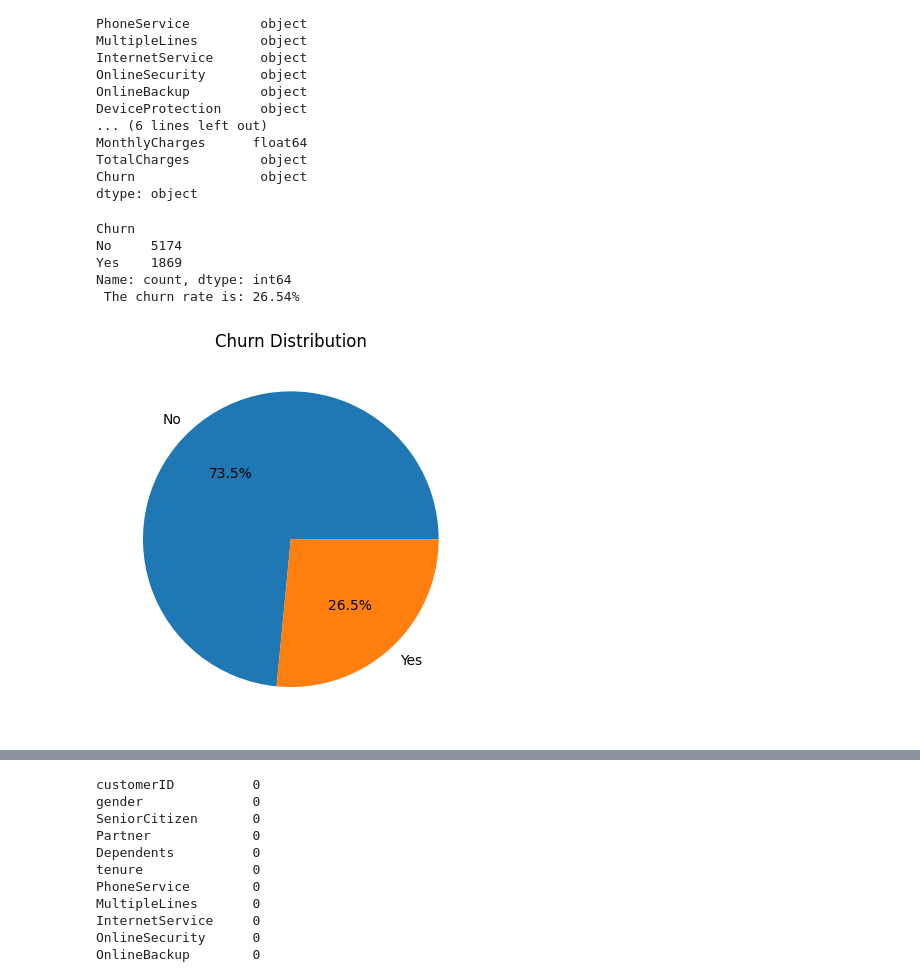
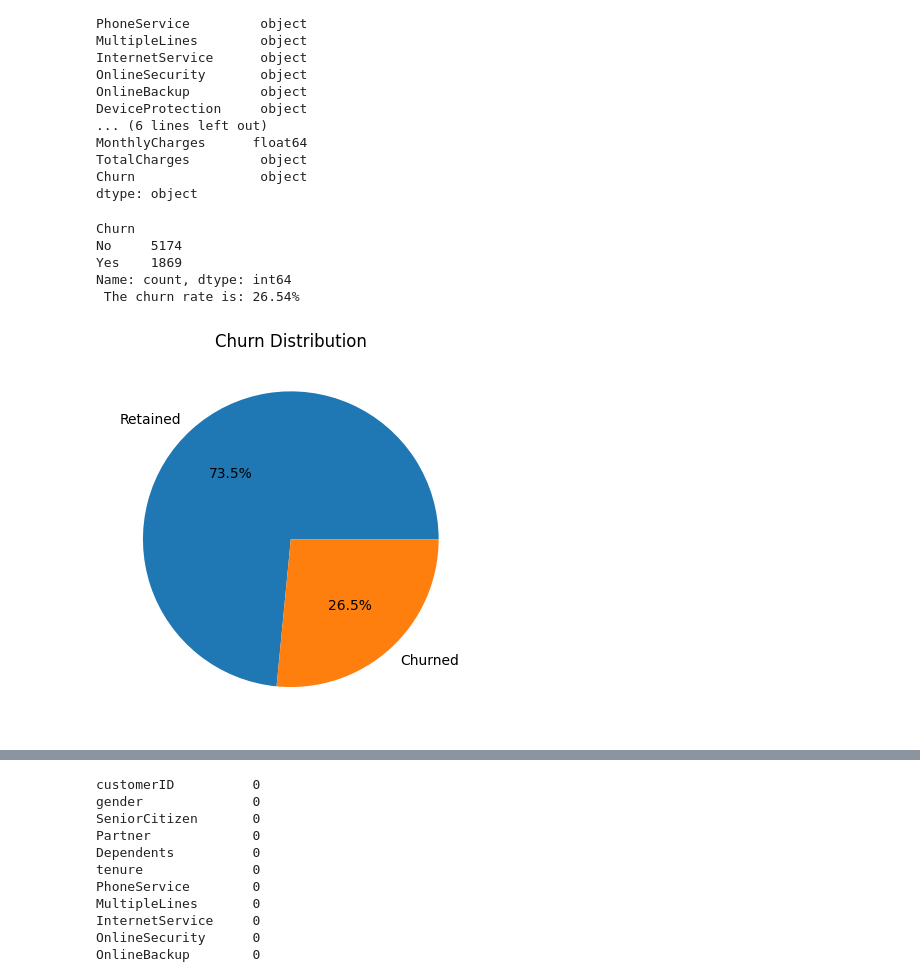
Before and after one commit to Levice085/Customer_churn_prediction, a Jupyter notebook: customer_churn_prediction.ipynb, the cells around one changed output, grey strips where cells are left out. Cells and saved outputs as stored; diff of their text form; code cells hidden in the pictures.

Commit message:
Multivariate analysis of customer churn

```diff
--- a/customer_churn_prediction.ipynb
+++ b/customer_churn_prediction.ipynb
@@ -57,21 +57,22 @@ dtype: object
 # %%
 #Finding the churn rate
 print(df["Churn"].value_counts())
 print(f" The churn rate is: {df["Churn"].eq("Yes").mean()*100:.2f}%")
 
 #Visualizing the churn rate
 df["Churn"].value_counts().plot(
     kind = 'pie',
     title = "Churn Distribution",
-    autopct = '%1.1f%%'
+    autopct = '%1.1f%%',
+    labels = ["Retained", "Churned"]
 )
 
 plt.ylabel('')
 plt.show()
 # %% [output]
 Churn
 No     5174
 Yes    1869
 Name: count, dtype: int64
  The churn rate is: 26.54%
-[figure, old version]
+[figure, new version]
```
Also changed, not shown: parts of 7 cells of this notebook.
